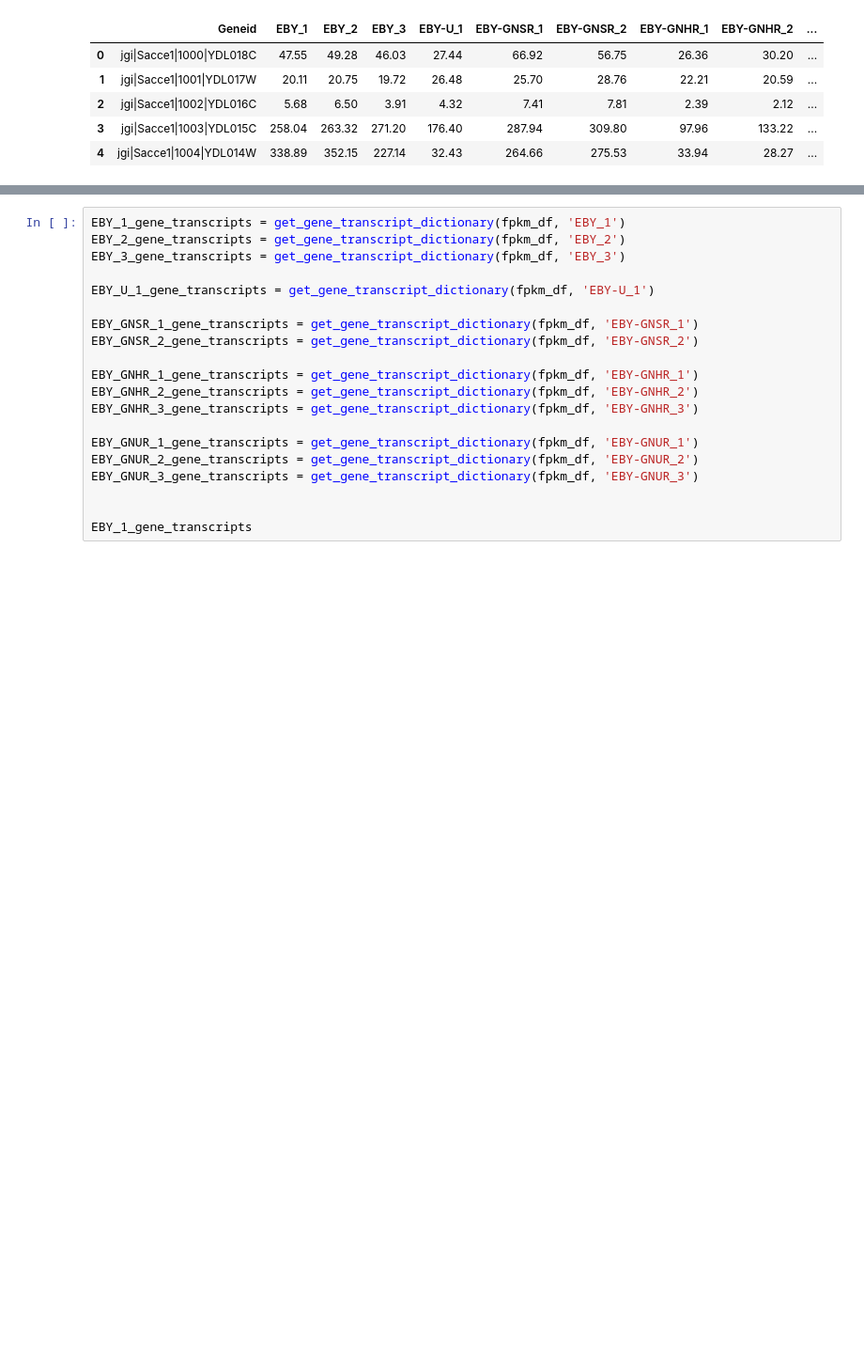
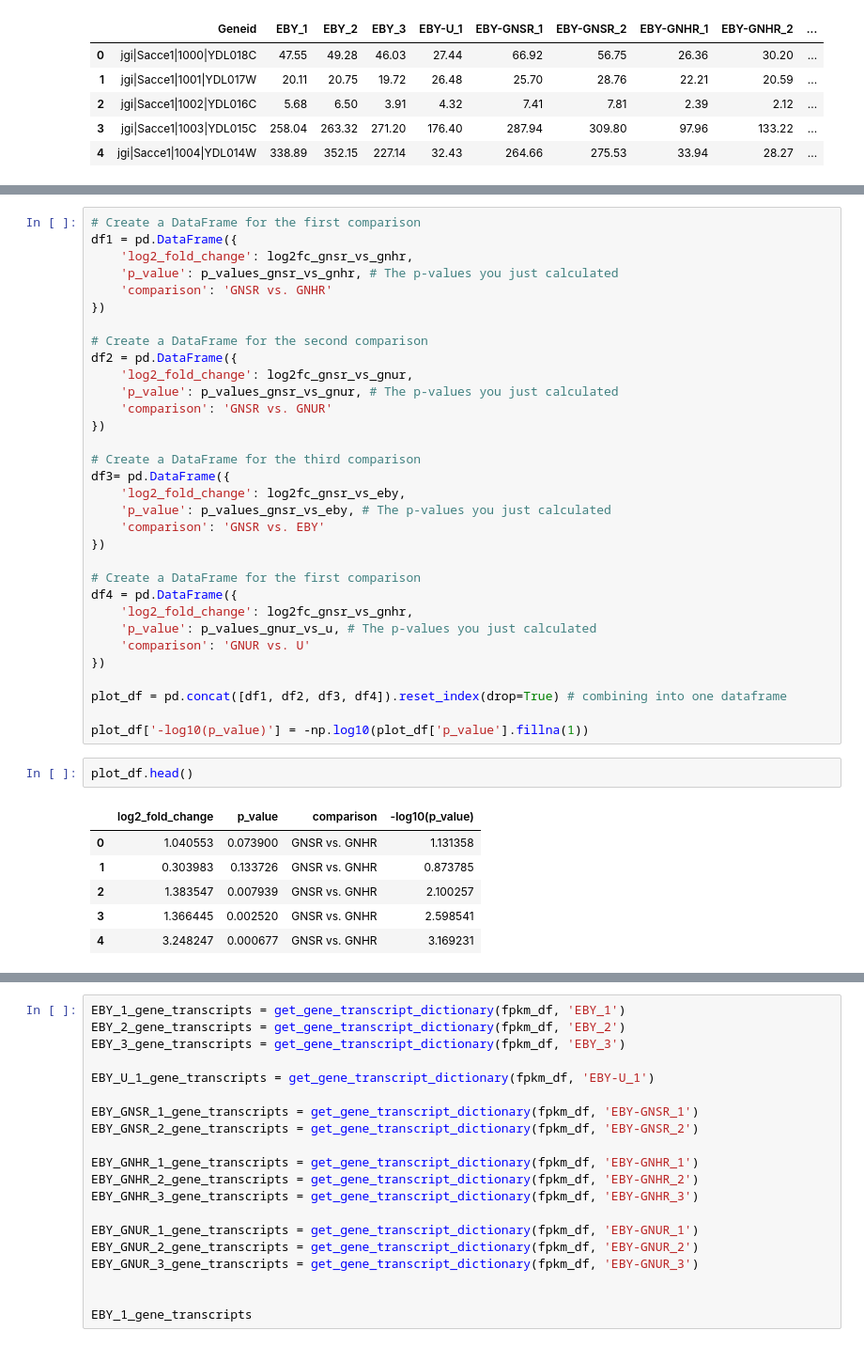
Before and after one commit to jacobbw98/SUMO_seq_project, a Jupyter notebook: code.ipynb, the cells around one changed output, grey strips where cells are left out. Shown at 94% size. Cells and saved outputs as stored; diff of their text form; blank space fills up the shorter version.

```diff
--- a/code.ipynb
+++ b/code.ipynb
@@ -61,0 +178,41 @@ fpkm_df.head()
+# %%
+# Create a DataFrame for the first comparison
+df1 = pd.DataFrame({
+    'log2_fold_change': log2fc_gnsr_vs_gnhr,
+    'p_value': p_values_gnsr_vs_gnhr, # The p-values you just calculated
+    'comparison': 'GNSR vs. GNHR'
+})
+
+# Create a DataFrame for the second comparison
+df2 = pd.DataFrame({
+    'log2_fold_change': log2fc_gnsr_vs_gnur,
+    'p_value': p_values_gnsr_vs_gnur, # The p-values you just calculated
+    'comparison': 'GNSR vs. GNUR'
+})
+
+# Create a DataFrame for the third comparison
+df3= pd.DataFrame({
+    'log2_fold_change': log2fc_gnsr_vs_eby,
+    'p_value': p_values_gnsr_vs_eby, # The p-values you just calculated
+    'comparison': 'GNSR vs. EBY'
+})
+
+# Create a DataFrame for the first comparison
+df4 = pd.DataFrame({
+    'log2_fold_change': log2fc_gnsr_vs_gnhr,
+    'p_value': p_values_gnur_vs_u, # The p-values you just calculated
+    'comparison': 'GNUR vs. U'
+})
+
+plot_df = pd.concat([df1, df2, df3, df4]).reset_index(drop=True) # combining into one dataframe
+
+plot_df['-log10(p_value)'] = -np.log10(plot_df['p_value'].fillna(1))
+# %%
+plot_df.head()
+# %% [output]
+|  | log2_fold_change | p_value | comparison | -log10(p_value) |
+| 0 | 1.040553 | 0.073900 | GNSR vs. GNHR | 1.131358 |
+| 1 | 0.303983 | 0.133726 | GNSR vs. GNHR | 0.873785 |
+| 2 | 1.383547 | 0.007939 | GNSR vs. GNHR | 2.100257 |
+| 3 | 1.366445 | 0.002520 | GNSR vs. GNHR | 2.598541 |
+| 4 | 3.248247 | 0.000677 | GNSR vs. GNHR | 3.169231 |
```
Also changed, not shown: parts of 11 cells of this notebook.
